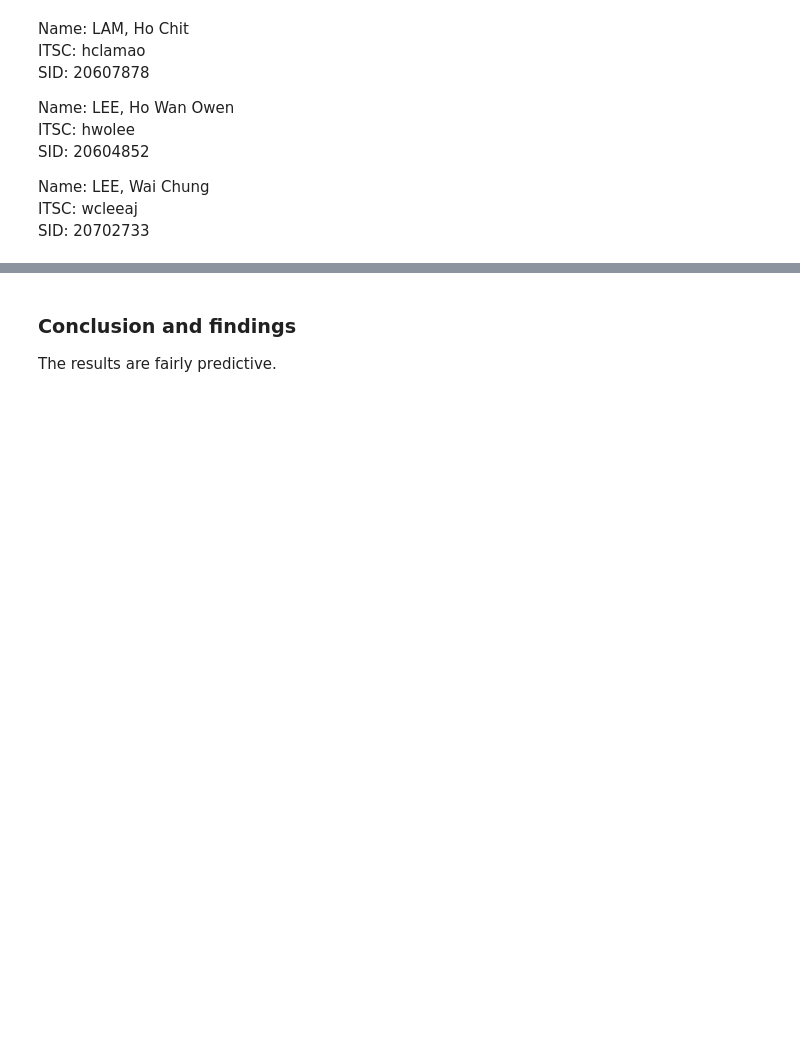
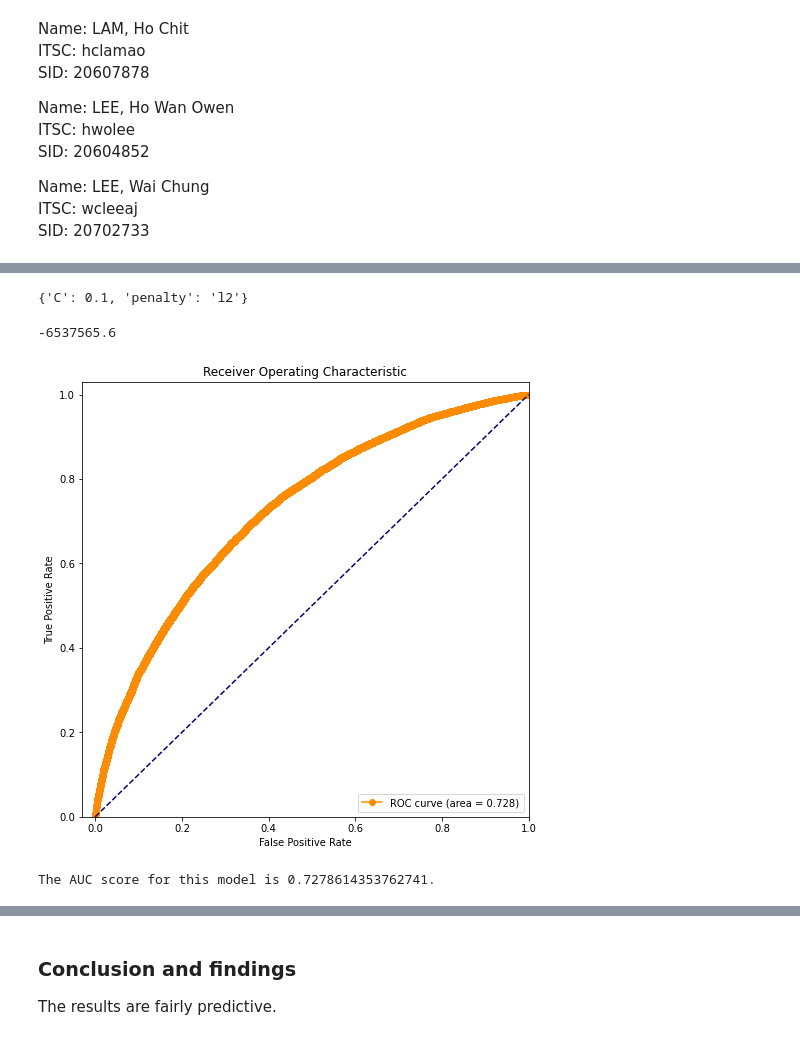
Before and after one commit to owen-hwlee/isom3360_project_credit_card_defaultee_analysis, a Jupyter notebook: models/logistic_regression.ipynb, the cells around one changed output, grey strips where cells are left out. Cells and saved outputs as stored; diff of their text form; code cells hidden in the pictures; blank space fills up the shorter version.

```diff
--- a/models/logistic_regression.ipynb
+++ b/models/logistic_regression.ipynb
@@ -146,0 +273,6 @@ print(f"Best AUC: {l_searcher.best_score_}")
+# %%
+model.fit(X_train, y_train)
+preds_analysis(y_train, model.predict(X_train), "Train")
+y_pred = model.predict(X_test)
+preds_analysis(y_test, y_pred, "Test")
+print(f"Estimated economic loss on test set: ${custom_loss(model, X_test, y_test)}")
@@ -146,0 +299,4 @@ print(f"Best AUC: {l_searcher.best_score_}")
+# %%
+LRM = GridSearchCV(LogisticRegression(solver='saga', random_state=random_state), try_grid, cv=10, scoring=custom_loss)
+# %%
+LRM.fit(X_train, y_train)
@@ -146,0 +323,14 @@ print(f"Best AUC: {l_searcher.best_score_}")
+# %%
+LRM.best_params_
+# %% [output]
+{'C': 0.1, 'penalty': 'l2'}
+# %%
+LRM.best_score_
+# %% [output]
+-6537565.6
+# %%
+model = LogisticRegression(solver='saga', random_state=random_state, **LRM.best_params_)
+model_eval(model, X_train, y_train['TARGET'], cv=10)
+# %% [output]
+[figure, added]
+The AUC score for this model is 0.7278614353762741.
```
Also changed, not shown: parts of 63 cells of this notebook, 6 other files.
